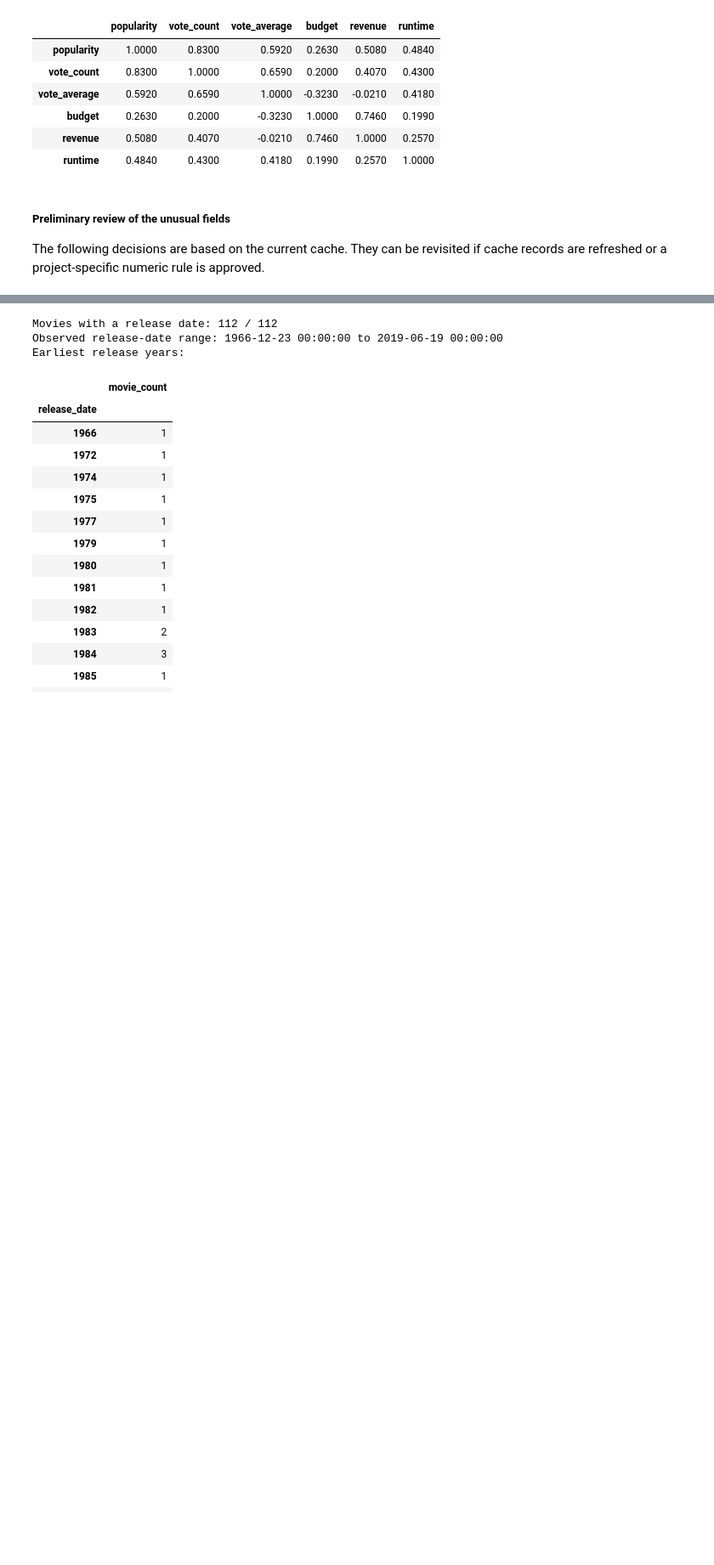
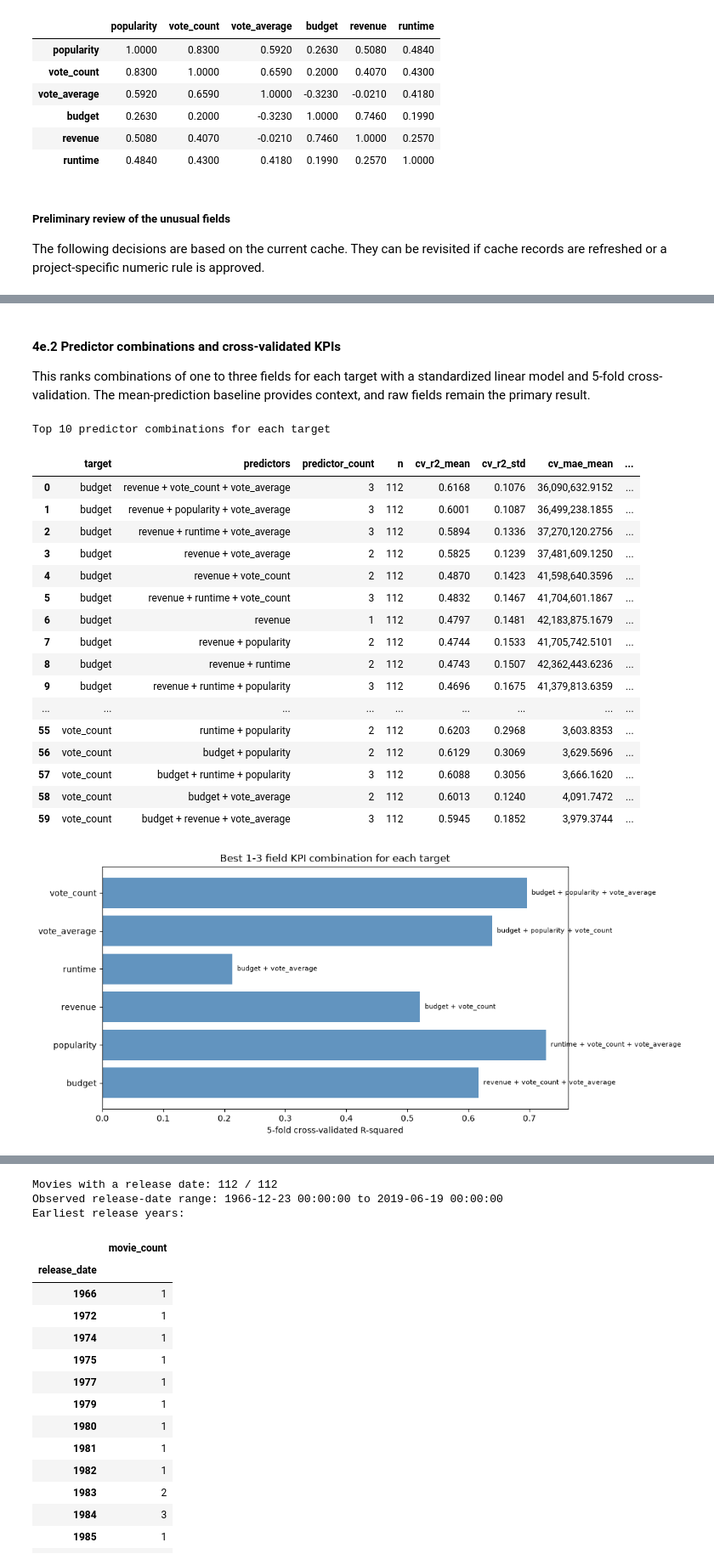
Before and after one commit to ishola-amalitech/streamvault, a Jupyter notebook: notebooks/03_eda_movie_data.ipynb, the cells around one changed output, grey strips where cells are left out. Shown at 85% size. Saved outputs shown, nothing was run; the diff lists cells and outputs as text; code cells hidden in the pictures; blank space fills up the shorter version.

Commit message:
performed multivariate analysis for numeriical fields

```diff
--- a/notebooks/03_eda_movie_data.ipynb
+++ b/notebooks/03_eda_movie_data.ipynb
@@ -432,0 +847,79 @@ Review coverage and the observed range before defining date rules. Frequency tab
+# %% [markdown]
+#### 4e.2 Predictor combinations and cross-validated KPIs
+
+This ranks combinations of one to three fields for each target with a standardized linear model and 5-fold cross-validation. The mean-prediction baseline provides context, and raw fields remain the primary result.
+# %%
+from sklearn.dummy import DummyRegressor
+
+cv = KFold(n_splits=5, shuffle=True, random_state=42)
+combination_results = []
+
+for target in kpi_columns:
+    predictors = [column for column in kpi_columns if column != target]
+    target_frame = kpi_movies[[target] + predictors].dropna()
+    y = target_frame[target].to_numpy(dtype=float)
+    if len(target_frame) < 5:
+        continue
+
+    baseline_X = target_frame[predictors].to_numpy(dtype=float)
+    baseline_scores = cross_val_score(DummyRegressor(strategy="mean"), baseline_X, y, cv=cv, scoring="r2")
+    baseline_mean = baseline_scores.mean()
+
+    for predictor_count in (1, 2, 3):
+        for predictor_tuple in combinations(predictors, predictor_count):
+            subset = kpi_movies[[target, *predictor_tuple]].dropna()
+            if len(subset) < 5:
+                continue
+            X = subset[list(predictor_tuple)].to_numpy(dtype=float)
+            target_values = subset[target].to_numpy(dtype=float)
+            model = make_pipeline(StandardScaler(), LinearRegression())
+            scores = cross_val_score(model, X, target_values, cv=cv, scoring="r2")
+            mae_scores = cross_val_score(model, X, target_values, cv=cv, scoring="neg_mean_absolute_error")
+            combination_results.append({
+                "target": target,
+                "predictors": " + ".join(predictor_tuple),
+                "predictor_count": predictor_count,
+                "n": len(subset),
+                "cv_r2_mean": scores.mean(),
+                "cv_r2_std": scores.std(),
+                "cv_mae_mean": -mae_scores.mean(),
+                "gain_over_mean_baseline": scores.mean() - baseline_mean,
+            })
+
+combination_table = pd.DataFrame(combination_results)
+top_combinations = (combination_table.sort_values(["target", "cv_r2_mean"], ascending=[True, False])
+                    .groupby("target", group_keys=False).head(10).reset_index(drop=True))
+print("Top 10 predictor combinations for each target")
+display(top_combinations.round(4))
+
+top_by_target = (combination_table.sort_values(["target", "cv_r2_mean"], ascending=[True, False])
+                 .groupby("target", group_keys=False).head(1))
+fig, ax = plt.subplots(figsize=(11, 5))
+ax.barh(top_by_target["target"], top_by_target["cv_r2_mean"], color="steelblue", alpha=0.85)
+ax.axvline(0, color="black", linewidth=0.8)
+ax.set_xlabel("5-fold cross-validated R-squared")
+ax.set_title("Best 1-3 field KPI combination for each target")
+for y, (value, predictors) in enumerate(zip(top_by_target["cv_r2_mean"], top_by_target["predictors"])):
+    ax.text(value, y, f"  {predictors}", va="center", fontsize=8)
+plt.tight_layout()
+plt.show()
+# %% [output]
+Top 10 predictor combinations for each target
+|  | target | predictors | predictor_count | n | cv_r2_mean | cv_r2_std | cv_mae_mean | ... |
+| 0 | budget | revenue + vote_count + vote_average | 3 | 112 | 0.6168 | 0.1076 | 36,090,632.9152 | ... |
+| 1 | budget | revenue + popularity + vote_average | 3 | 112 | 0.6001 | 0.1087 | 36,499,238.1855 | ... |
+| 2 | budget | revenue + runtime + vote_average | 3 | 112 | 0.5894 | 0.1336 | 37,270,120.2756 | ... |
+| 3 | budget | revenue + vote_average | 2 | 112 | 0.5825 | 0.1239 | 37,481,609.1250 | ... |
+| 4 | budget | revenue + vote_count | 2 | 112 | 0.4870 | 0.1423 | 41,598,640.3596 | ... |
+| 5 | budget | revenue + runtime + vote_count | 3 | 112 | 0.4832 | 0.1467 | 41,704,601.1867 | ... |
+| 6 | budget | revenue | 1 | 112 | 0.4797 | 0.1481 | 42,183,875.1679 | ... |
+| 7 | budget | revenue + popularity | 2 | 112 | 0.4744 | 0.1533 | 41,705,742.5101 | ... |
+| 8 | budget | revenue + runtime | 2 | 112 | 0.4743 | 0.1507 | 42,362,443.6236 | ... |
+| 9 | budget | revenue + runtime + popularity | 3 | 112 | 0.4696 | 0.1675 | 41,379,813.6359 | ... |
+| ... | ... | ... | ... | ... | ... | ... | ... | ... |
+| 55 | vote_count | runtime + popularity | 2 | 112 | 0.6203 | 0.2968 | 3,603.8353 | ... |
+| 56 | vote_count | budget + popularity | 2 | 112 | 0.6129 | 0.3069 | 3,629.5696 | ... |
+| 57 | vote_count | budget + runtime + popularity | 3 | 112 | 0.6088 | 0.3056 | 3,666.1620 | ... |
+| 58 | vote_count | budget + vote_average | 2 | 112 | 0.6013 | 0.1240 | 4,091.7472 | ... |
+| 59 | vote_count | budget + revenue + vote_average | 3 | 112 | 0.5945 | 0.1852 | 3,979.3744 | ... |
+[figure, added]
```
Also changed, not shown: parts of 16 cells of this notebook, 2 other files.
